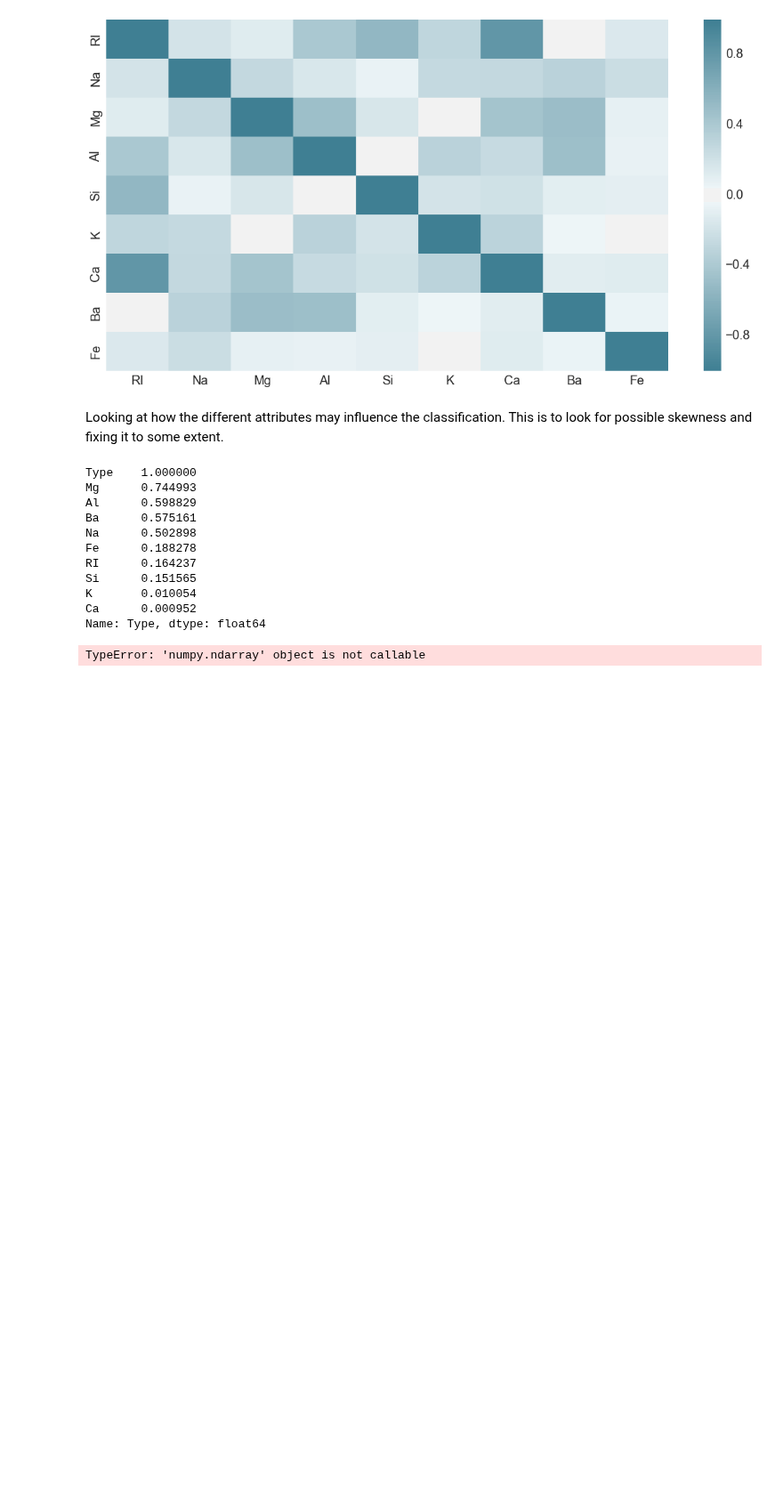
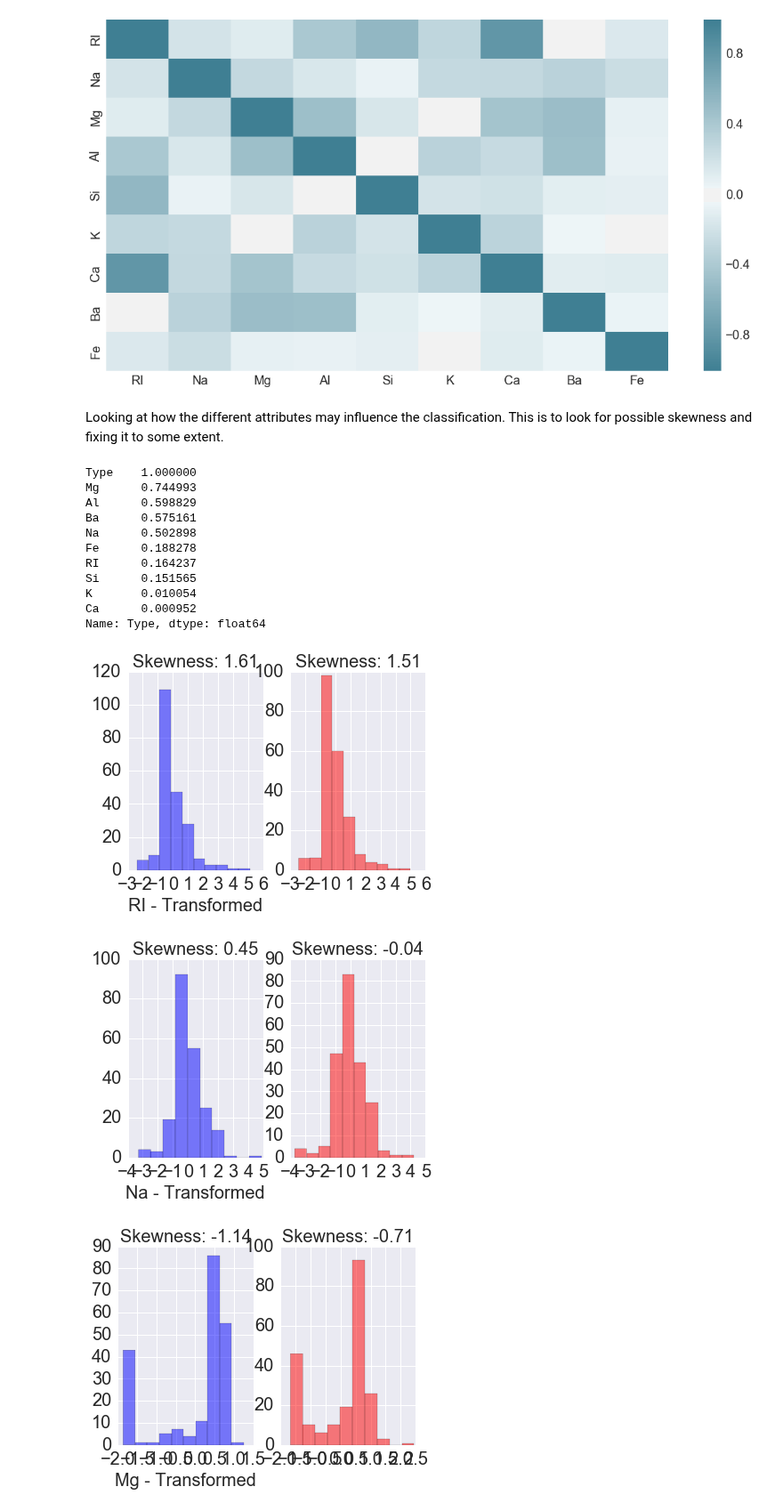
Before and after one commit to sominw/Kaggle, a Jupyter notebook: Glass Classification/GlassClassification.ipynb, the cells around one changed output. Shown at 89% size. Cells and saved outputs as stored; diff of their text form; code cells hidden in the pictures; blank space fills up the shorter version.

```diff
--- a/Glass Classification/GlassClassification.ipynb
+++ b/Glass Classification/GlassClassification.ipynb
@@ -58,9 +51,25 @@ Si      0.151565
 K       0.010054
 Ca      0.000952
 Name: Type, dtype: float64
-# %%
-classes = X.columns.values
-X_u = pd.DataFrame()
-for c in classes:
-# %% [output]
-TypeError: 'numpy.ndarray' object is not callable
+# %%
+classes = X.columns.values
+X_u = pd.DataFrame()
+for c in classes:
+    scaled = preprocessing.scale(X[c])
+    boxcox_scaled = preprocessing.scale(boxcox(X[c] + np.max(np.abs(X[c]) +1))[0])
+    X_u[c] = boxcox_scaled
+    skness = skew(scaled)
+    boxcox_skness = skew(boxcox_scaled)
+    figure = plt.figure()
+    figure.add_subplot(121)
+    plt.hist(scaled,facecolor='blue',alpha=0.5)
+    plt.xlabel(c + " - Transformed")
+    plt.title("Skewness: {0:.2f}".format(skness))
+    figure.add_subplot(122)
+    plt.hist(boxcox_scaled,facecolor='red',alpha=0.5)
+    plt.title("Skewness: {0:.2f}".format(boxcox_skness))
+    plt.show()
+# %% [output]
+[figure, added]
+[figure, added]
+[figure, added]
```
Also changed, not shown: parts of 2 cells of this notebook.
